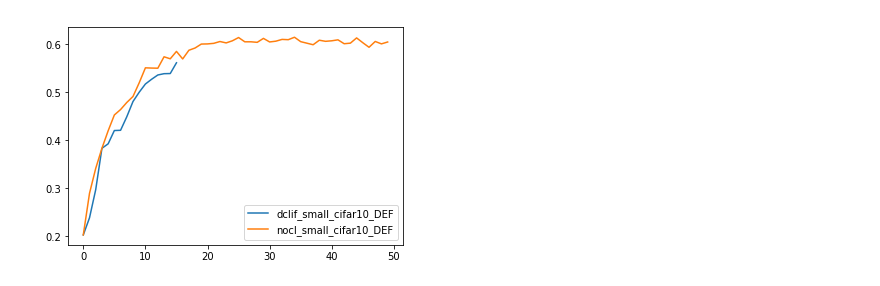
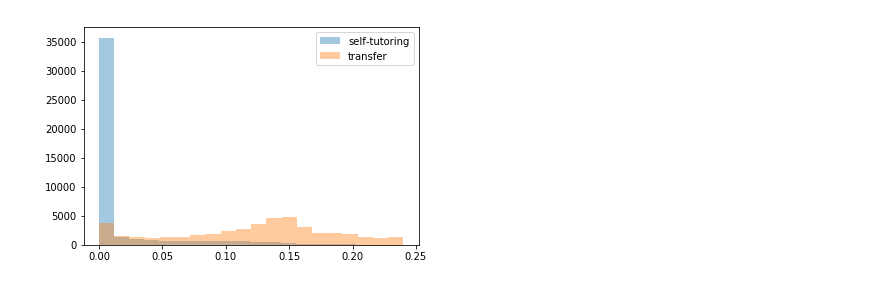
Before and after one commit to RyanWangZf/Bayes-CL, a Jupyter notebook: UCL-Image/plot_out.ipynb, the cells around one changed output. Drawn from its saved outputs; the diff is of its cells as text; code cells hidden in the pictures.

```diff
--- a/UCL-Image/plot_out.ipynb
+++ b/UCL-Image/plot_out.ipynb
@@ -24,4 +23,21 @@ out_list = ["dclif_small_cifar10_DEF","nocl_small_cifar10_DEF"]
-# %%
-plot(out_list)
-# %% [output]
-[figure, removed]
+# %%
+# plot uncertainty score distributions
+data_name = "cifar10"
+mode = "epis"
+score_ucl_path = "./out/ucl_small_{}_DEF/score_{}.npy".format(data_name, mode)
+score_ucltl_path = "./out/bcltl_small_{}_DEF/score_{}.npy".format(data_name, mode)
+
+score_ucl = np.load(score_ucl_path)
+score_ucltl = np.load(score_ucltl_path)
+
+# standardize
+# func = lambda x: (x-x.min())/(x.max()-x.min())
+func = lambda x:x
+fig, ax = plt.subplots()
+sns.distplot(func(score_ucl), kde=False, bins=20, label="self-tutoring")
+sns.distplot(func(score_ucltl), kde=False, bins=20,label="transfer")
+# ax.set_ylim([0,20])
+plt.legend()
+plt.show()
+# %% [output]
+[figure, added]
```
Also changed, not shown: parts of 6 cells of this notebook, 31 other files.
